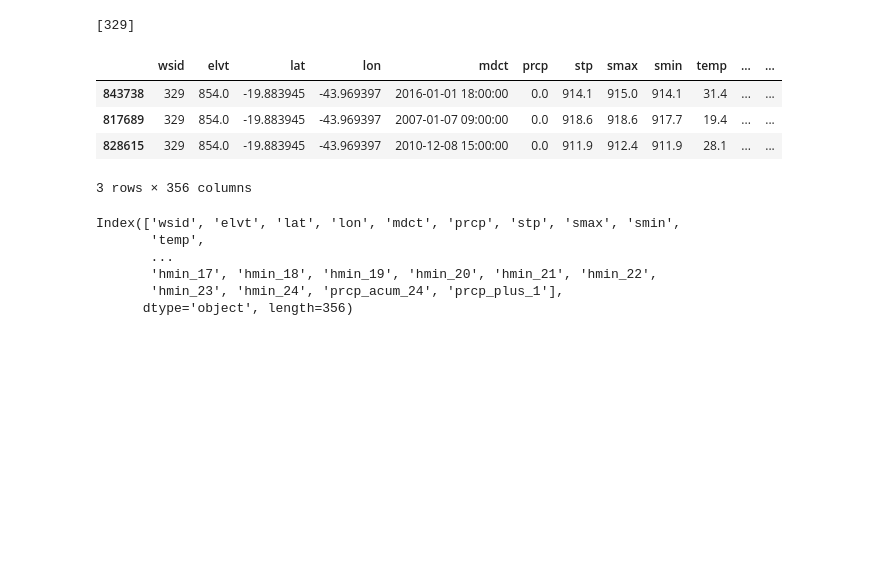
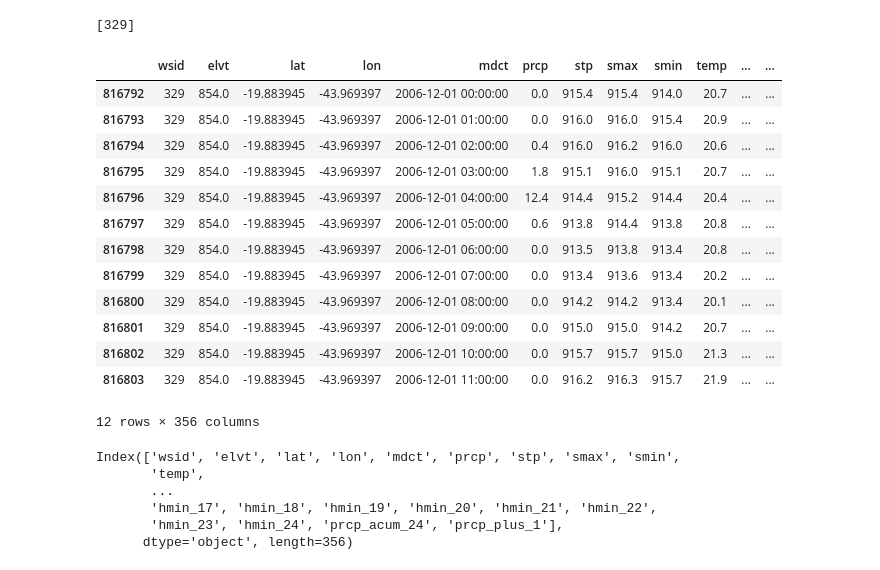
Before and after one commit to dedeco/bigclima-project, a Jupyter notebook: notebooks/graphs-zarate-n14-summer-bh-prcp-extreme.ipynb, the cells around one changed output. Saved outputs shown, nothing was run; the diff lists cells and outputs as text; code cells hidden in the pictures; blank space fills up the shorter version.

Commit message:
updating noteboks code to calculate prcp 12

```diff
--- a/notebooks/graphs-zarate-n14-summer-bh-prcp-extreme.ipynb
+++ b/notebooks/graphs-zarate-n14-summer-bh-prcp-extreme.ipynb
@@ -353,8 +350,8 @@ for v,i in var:
 xxx = dfr.copy()
 # %%
 # Inicializando
-xxx['prcp_acum_24'] = 99.0
-xxx['prcp_plus_1'] = 99.0
+xxx['prcp_acum_24'] = 99.99
+xxx['prcp_plus_12'] = 99.99
 # %%
 for w in ws:
 
@@ -363,25 +360,37 @@ for w in ws:
     pos_prcp = xxx.columns.get_loc('prcp')
 
     pos_acum_6 = xxx.columns.get_loc('prcp_acum_24')
-    pos_plus_1 = xxx.columns.get_loc('prcp_plus_1')
+    pos_plus_1 = xxx.columns.get_loc('prcp_plus_12')
+
+    j=11
 
     for i in range(0,size):
         idx = xxx.loc[xxx['wsid'].isin([w])].index
         xxx.loc[xxx.loc[idx,'prcp_acum_24'].index[i],'prcp_acum_24'] = xxx.loc[xxx['wsid'].isin([w])].iloc[i:i+24,pos_prcp].sum()
-        if i+1 < size:
-            xxx.loc[xxx.loc[idx,'prcp_plus_1'].index[i],'prcp_plus_1'] = xxx.loc[xxx['wsid'].isin([w])].iloc[i+1,pos_prcp]
+        if i+12 < size:
+            xxx.loc[xxx.loc[idx,'prcp_plus_12'].index[i],'prcp_plus_12'] = xxx.loc[xxx['wsid'].isin([w])].iloc[i+12,pos_prcp].sum()
         else:
-            xxx.loc[xxx.loc[idx,'prcp_plus_1'].index[i],'prcp_plus_1'] = 99.99
+            xxx.loc[xxx.loc[idx,'prcp_plus_12'].index[i],'prcp_plus_12']  = xxx.loc[xxx['wsid'].isin([w])].iloc[i+j,pos_prcp].sum()
+            j-=1
 # %%
 dfr = xxx
-# %%
-dfr.sample(3)
-# %% [output]
-|  | wsid | elvt | lat | lon | mdct | prcp | stp | smax | smin | temp | ... | ... |
-| 843738 | 329 | 854.0 | -19.883945 | -43.969397 | 2016-01-01 18:00:00 | 0.0 | 914.1 | 915.0 | 914.1 | 31.4 | ... | ... |
-| 817689 | 329 | 854.0 | -19.883945 | -43.969397 | 2007-01-07 09:00:00 | 0.0 | 918.6 | 918.6 | 917.7 | 19.4 | ... | ... |
-| 828615 | 329 | 854.0 | -19.883945 | -43.969397 | 2010-12-08 15:00:00 | 0.0 | 911.9 | 912.4 | 911.9 | 28.1 | ... | ... |
-3 rows × 356 columns
+# %%
+dfr.head(12)
+# %% [output]
+|  | wsid | elvt | lat | lon | mdct | prcp | stp | smax | smin | temp | ... | ... |
+| 816792 | 329 | 854.0 | -19.883945 | -43.969397 | 2006-12-01 00:00:00 | 0.0 | 915.4 | 915.4 | 914.0 | 20.7 | ... | ... |
+| 816793 | 329 | 854.0 | -19.883945 | -43.969397 | 2006-12-01 01:00:00 | 0.0 | 916.0 | 916.0 | 915.4 | 20.9 | ... | ... |
+| 816794 | 329 | 854.0 | -19.883945 | -43.969397 | 2006-12-01 02:00:00 | 0.4 | 916.0 | 916.2 | 916.0 | 20.6 | ... | ... |
+| 816795 | 329 | 854.0 | -19.883945 | -43.969397 | 2006-12-01 03:00:00 | 1.8 | 915.1 | 916.0 | 915.1 | 20.7 | ... | ... |
+| 816796 | 329 | 854.0 | -19.883945 | -43.969397 | 2006-12-01 04:00:00 | 12.4 | 914.4 | 915.2 | 914.4 | 20.4 | ... | ... |
+| 816797 | 329 | 854.0 | -19.883945 | -43.969397 | 2006-12-01 05:00:00 | 0.6 | 913.8 | 914.4 | 913.8 | 20.8 | ... | ... |
+| 816798 | 329 | 854.0 | -19.883945 | -43.969397 | 2006-12-01 06:00:00 | 0.0 | 913.5 | 913.8 | 913.4 | 20.8 | ... | ... |
+| 816799 | 329 | 854.0 | -19.883945 | -43.969397 | 2006-12-01 07:00:00 | 0.0 | 913.4 | 913.6 | 913.4 | 20.2 | ... | ... |
+| 816800 | 329 | 854.0 | -19.883945 | -43.969397 | 2006-12-01 08:00:00 | 0.0 | 914.2 | 914.2 | 913.4 | 20.1 | ... | ... |
+| 816801 | 329 | 854.0 | -19.883945 | -43.969397 | 2006-12-01 09:00:00 | 0.0 | 915.0 | 915.0 | 914.2 | 20.7 | ... | ... |
+| 816802 | 329 | 854.0 | -19.883945 | -43.969397 | 2006-12-01 10:00:00 | 0.0 | 915.7 | 915.7 | 915.0 | 21.3 | ... | ... |
+| 816803 | 329 | 854.0 | -19.883945 | -43.969397 | 2006-12-01 11:00:00 | 0.0 | 916.2 | 916.3 | 915.7 | 21.9 | ... | ... |
+12 rows × 356 columns
 # %%
 dfr.columns
 # %% [output]
```
Also changed, not shown: parts of 23 cells of this notebook, 1 other file.
